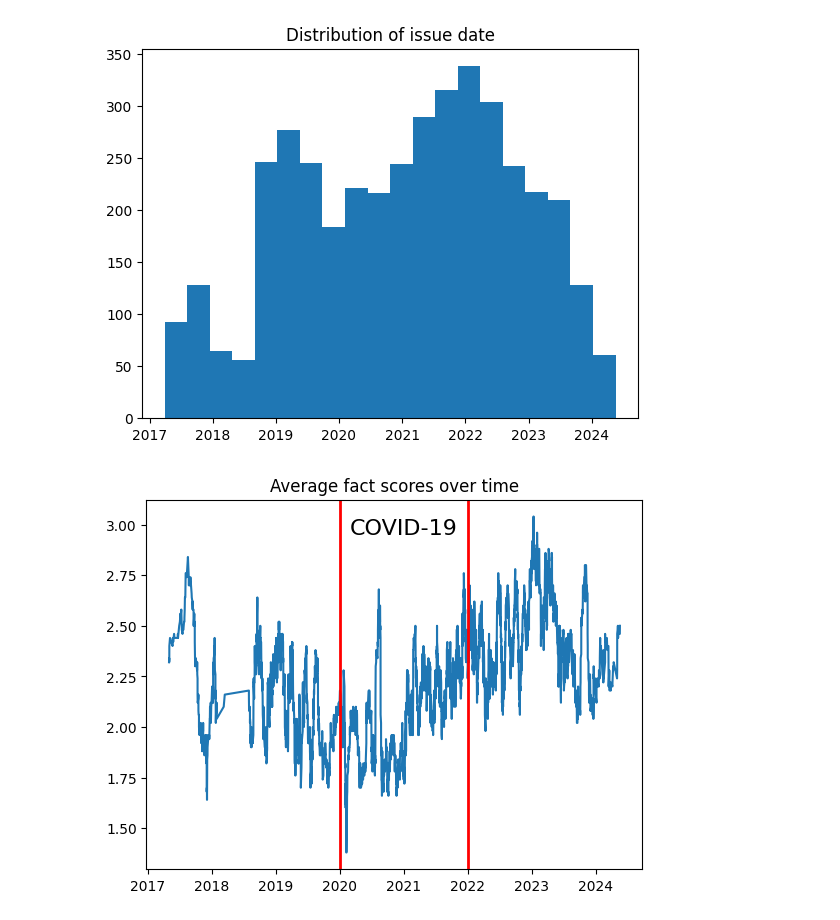
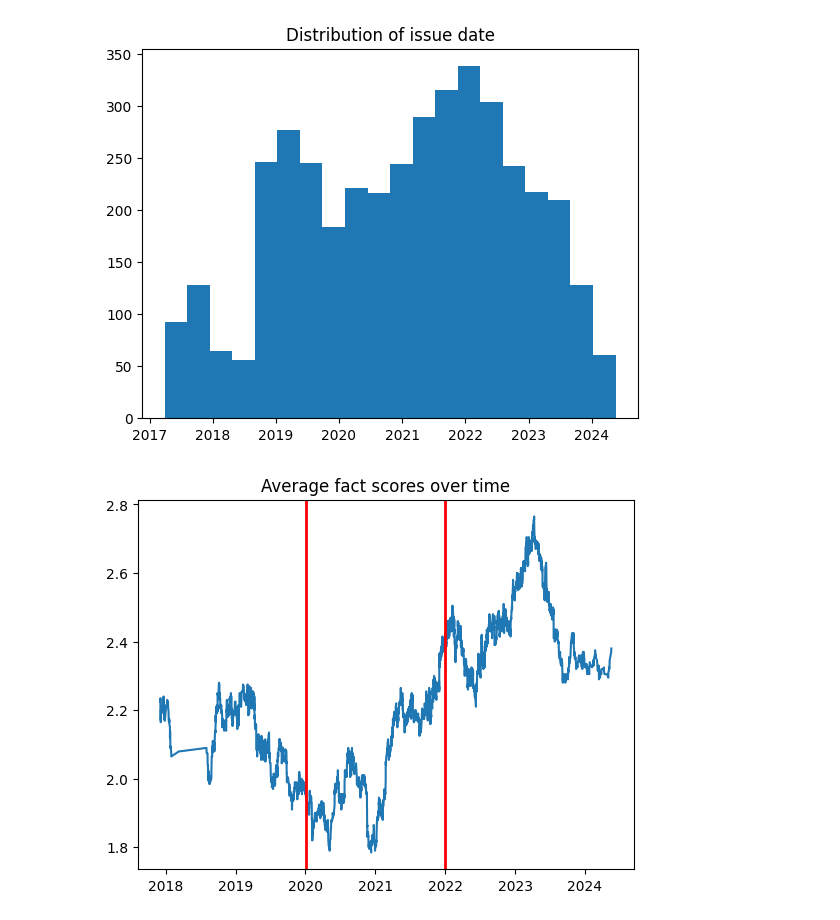
Before and after one commit to gmlwns2000/ai-fact-check-accuracy, a Jupyter notebook: analysis_snu_fact.ipynb, the cells around one changed output. Saved outputs shown, nothing was run; the diff lists cells and outputs as text; code cells hidden in the pictures.

```diff
--- a/analysis_snu_fact.ipynb
+++ b/analysis_snu_fact.ipynb
@@ -59,20 +59,20 @@ plt.show()
 # %%
 from datetime import datetime
 
 def moving_average(x, w):
     return np.convolve(x, np.ones(w), 'valid') / w
 
-ma_window_size = 50
+ma_window_size = 200
 
 ys = df['score'].to_numpy()
 ys = moving_average(ys, ma_window_size)
 xs = df['issue_date'][ma_window_size-1:]
 
 plt.title('Average fact scores over time')
 plt.plot(xs, ys)
 plt.axvline(datetime(2020, 1, 1, 0, 0, 0), color='red', linewidth=2.0)
 plt.axvline(datetime(2022, 1, 1, 0, 0, 0), color='red', linewidth=2.0)
 plt.annotate('COVID-19', (datetime(2020, 3, 1, 0, 0, 0), 2.95), fontsize=16)
 plt.show()
 # %% [output]
-[figure, old version]
+[figure, new version]
```
Also changed, not shown: parts of 1 cell of this notebook, 1 other file.
